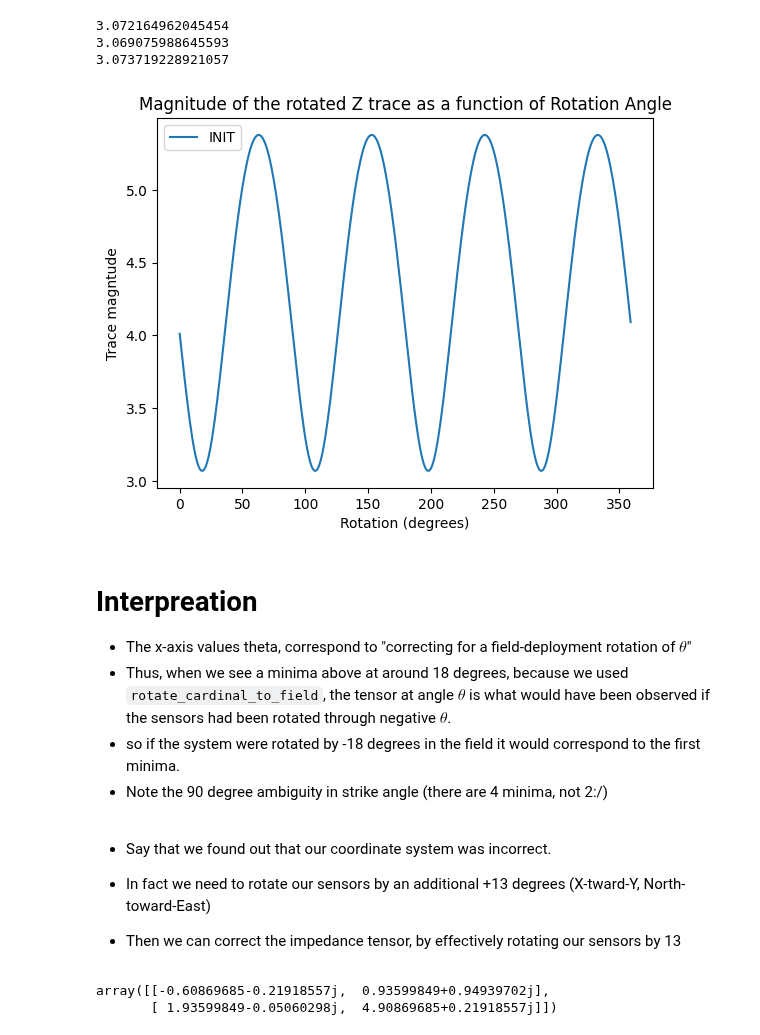
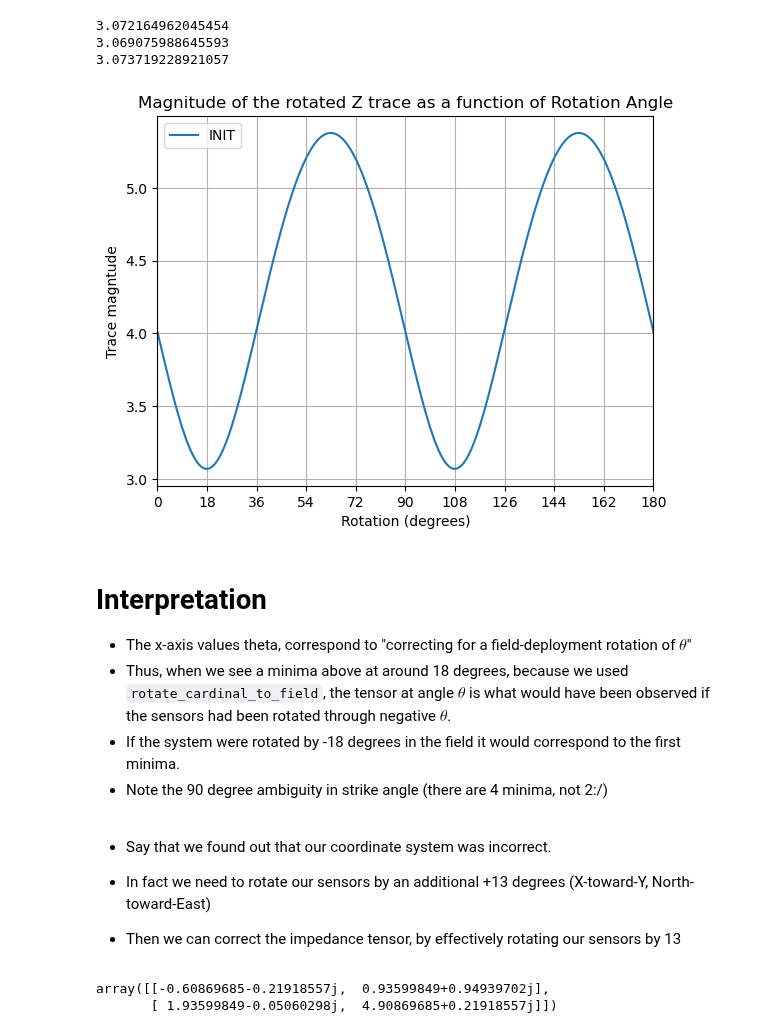
Before and after one commit to MTgeophysics/mtpy-v2, a Jupyter notebook: docs/source/notebooks/rotations_conventions.ipynb, the cells around one changed output. Drawn from its saved outputs; the diff is of its cells as text; code cells hidden in the pictures.

```diff
--- a/docs/source/notebooks/rotations_conventions.ipynb
+++ b/docs/source/notebooks/rotations_conventions.ipynb
@@ -421,23 +469,26 @@ print(initial_square_diag[i+2])
 # %%
 plt.plot(np.arange(360), initial_square_diag, label="INIT")
 plt.xlabel("Rotation (degrees)")
 plt.ylabel("Trace magntude")
 plt.title("Magnitude of the rotated Z trace as a function of Rotation Angle")
 plt.legend()
+plt.grid(which="both")
+plt.xticks(np.arange(0, 360, 18))
+plt.xlim(0, 180)
 plt.show()
 # %% [output]
-[figure, old version]
+[figure, new version]
 # %% [markdown]
-# Interpreation
+# Interpretation
 
 - The x-axis values theta, correspond to "correcting for a field-deployment rotation of $\theta$"
 - Thus, when we see a minima above at around 18 degrees, because we used `rotate_cardinal_to_field`, the tensor at angle $\theta$ is what would have been observed if the sensors had been rotated through negative $\theta$.
-- so if the system were rotated by -18 degrees in the field it would correspond to the first minima.
+- If the system were rotated by -18 degrees in the field it would correspond to the first minima.
 - Note the 90 degree ambiguity in strike angle (there are 4 minima, not 2:/)
 # %% [markdown]
 - Say that we found out that our coordinate system was incorrect.
 
-- In fact we need to rotate our sensors by an additional +13 degrees (X-tward-Y, North-toward-East)
+- In fact we need to rotate our sensors by an additional +13 degrees (X-toward-Y, North-toward-East)
 
 - Then we can correct the impedance tensor, by effectively rotating our sensors by 13
 # %%
```
Also changed, not shown: parts of 15 cells of this notebook.
